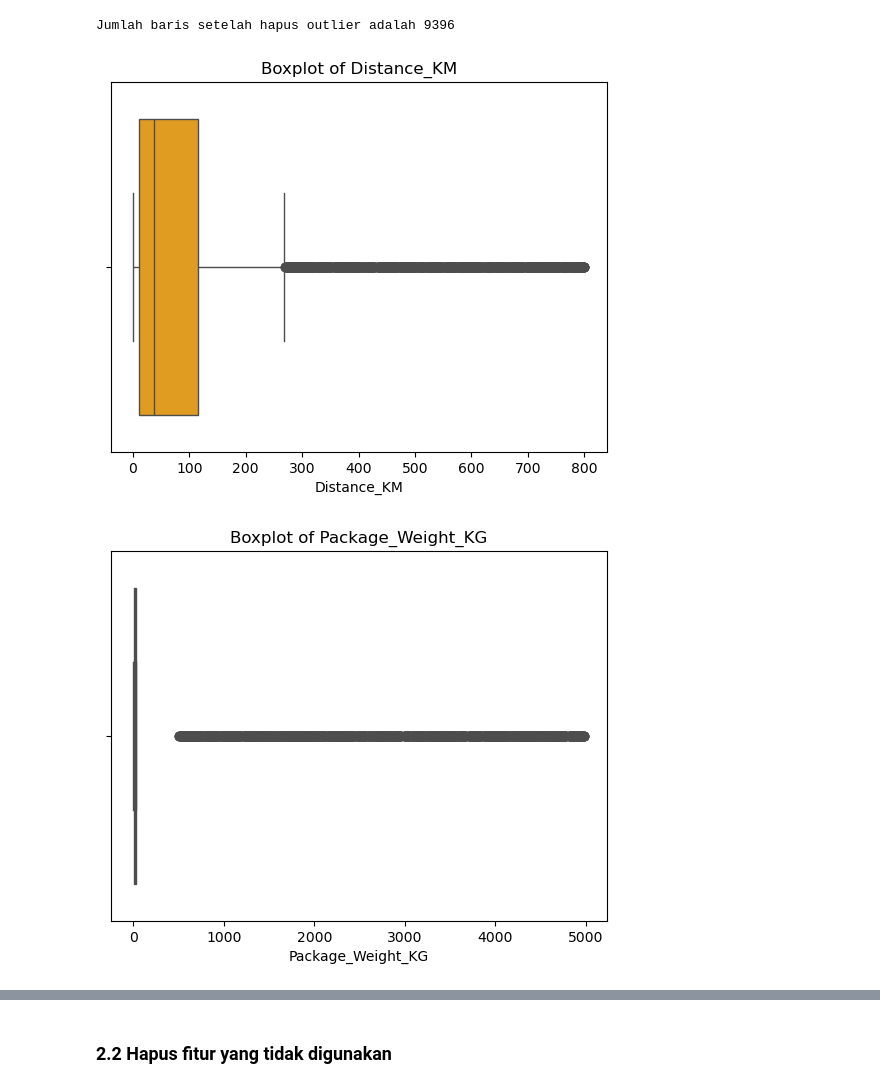
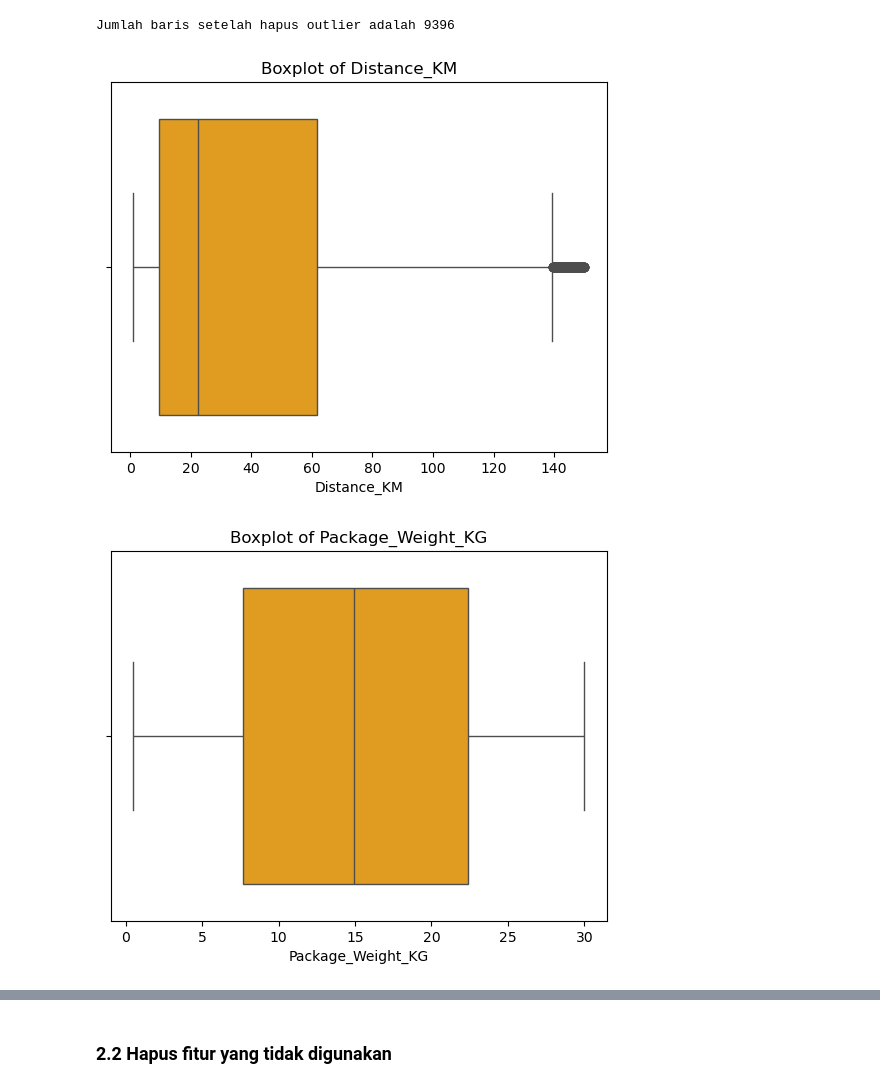
Before and after one commit to dinardash/Kelompok8_SI4904_DataMining, a Jupyter notebook: Kelompok8.ipynb, the cells around one changed output, grey strips where cells are left out. Drawn from its saved outputs; the diff is of its cells as text; code cells hidden in the pictures.

```diff
--- a/Kelompok8.ipynb
+++ b/Kelompok8.ipynb
@@ -176,20 +176,20 @@ for col in df_clean.select_dtypes(include='number').columns:
 # Jumlah dan persentase outlier
 
 for col in df_clean.select_dtypes(include='number'):
-    Q1 = df[col].quantile(0.25)
-    Q3 = df[col].quantile(0.75)
+    Q1 = df_clean[col].quantile(0.25)
+    Q3 = df_clean[col].quantile(0.75)
     IQR = Q3 - Q1
 
     lower_bound = Q1 - 1.5 * IQR
     upper_bound = Q3 + 1.5 * IQR
 
     outliers = df[
-        (df[col] < lower_bound) |
-        (df[col] > upper_bound)
+        (df_clean[col] < lower_bound) |
+        (df_clean[col] > upper_bound)
     ]
 
     print(f"Jumlah outlier {col}: {len(outliers)}")
-    print(f"Persentase outlier {col}: {len(outliers)/len(df)*100:.2f}%\n")
+    print(f"Persentase outlier {col}: {len(outliers)/len(df_clean)*100:.2f}%\n")
 # %% [output]
 Jumlah outlier Distance_KM: 1263
 Persentase outlier Distance_KM: 10.53%
@@ -222,10 +222,10 @@ Jumlah baris setelah hapus outlier adalah 9396
 # %%
 # Visualisasi setelah membersihkan outlier
 
 for col in df_clean.select_dtypes(include='number').columns:
-    sns.boxplot(x=df[col], color='orange')
+    sns.boxplot(x=df_clean[col], color='orange')
     plt.title(f'Boxplot of {col}')
     plt.show()
 # %% [output]
-[figure, old version]
+[figure, new version]
-[figure, old version]
+[figure, new version]
```
Also changed, not shown: parts of 12 cells of this notebook, 2 other files.
